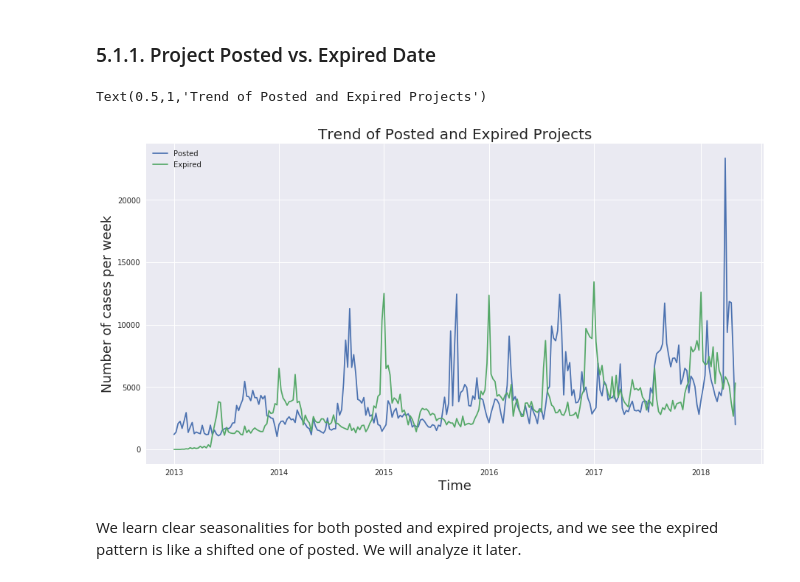
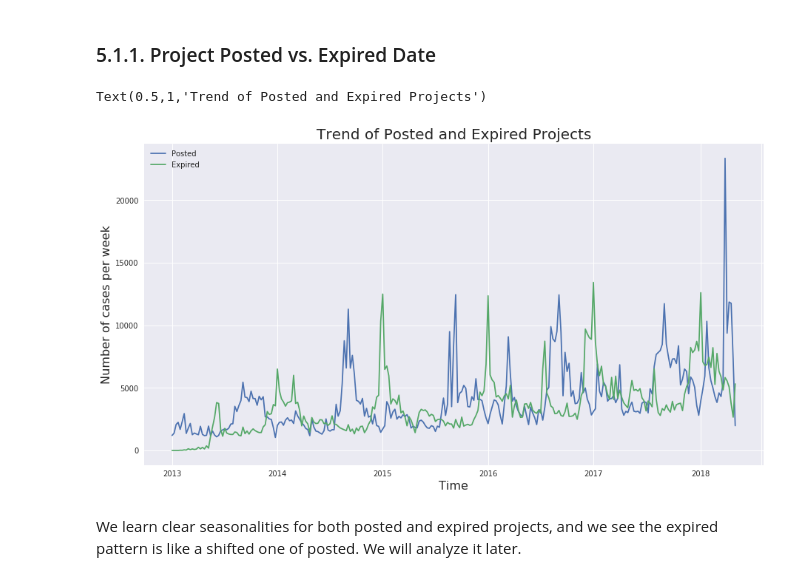
Before and after one commit to nrgdoublex/EDA_DonorsChoose, a Jupyter notebook: EDA.ipynb, the cells around one changed output. Drawn from its saved outputs; the diff is of its cells as text; code cells hidden in the pictures.

```diff
--- a/EDA.ipynb
+++ b/EDA.ipynb
@@ -816,28 +827,28 @@ The raw data contains time data like **Donation Received Date**,**Project Expira
 # %%
 left = pd.to_datetime(projects['Project Posted Date']).to_frame()
 left.loc[:,'posted_count'] = 1
 left.sort_values(by='Project Posted Date',inplace=True)
 left.set_index(keys='Project Posted Date',inplace=True)
 left = left.resample('W').count()
 left.set_index(left.index.to_period(freq='W'),inplace=True)
 
 right = pd.to_datetime(projects['Project Expiration Date']).to_frame()
 right.loc[:,'expired_count'] = 1
 right.sort_values(by='Project Expiration Date',inplace=True)
 right.set_index(keys='Project Expiration Date',inplace=True)
 right = right.resample('W').count()
 right.set_index(right.index.to_period(freq='W'),inplace=True)
 
 merged = left.merge(right,left_index=True,right_index=True)
 merged.head()
 merged.plot(figsize=(15,8))
-plt.xlabel('Time',fontsize=18)
-plt.ylabel('Number of cases per week',fontsize=18)
+plt.xlabel('Time',fontsize=16)
+plt.ylabel('Number of cases per week',fontsize=16)
 plt.legend(['Posted','Expired'])
 plt.title("Trend of Posted and Expired Projects",fontsize=20)
 # %% [output]
 Text(0.5,1,'Trend of Posted and Expired Projects')
-[figure, old version]
+[figure, new version]
 # %% [markdown]
 We learn clear seasonalities for both posted and expired projects, and we see the expired pattern is like a shifted one of posted. We will analyze it later.
 # %% [markdown]
```
Also changed, not shown: parts of 53 cells of this notebook.
